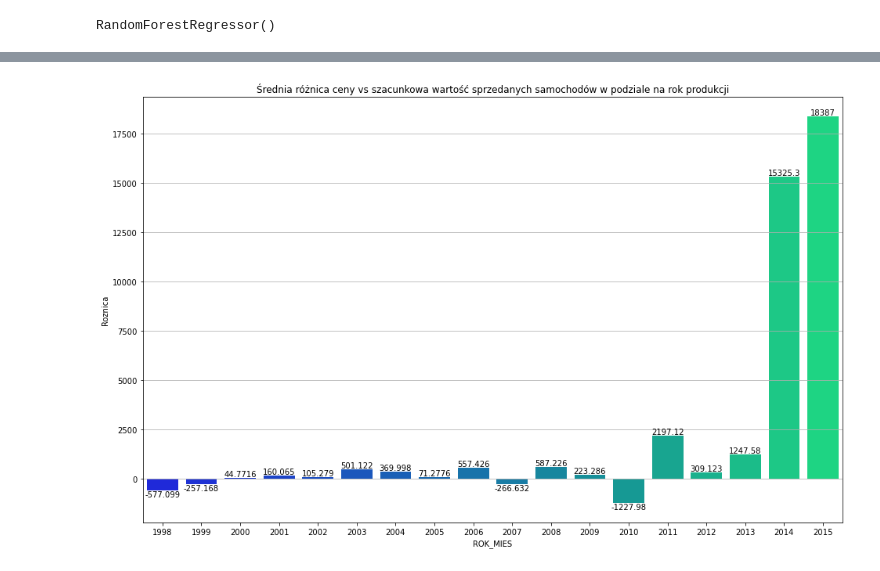
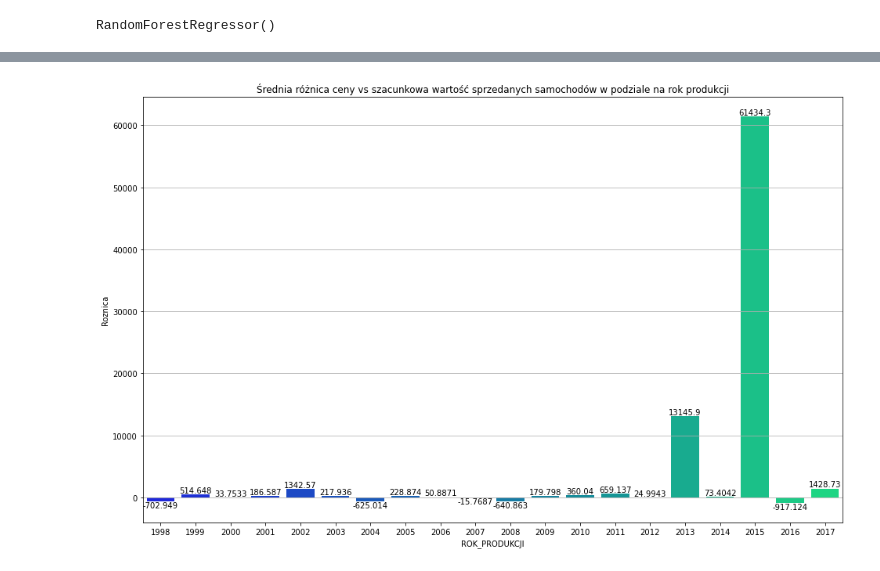
Before and after one commit to lukaszlachowicz/Projekty, a Jupyter notebook: analiza cen samochodów/analiza cen samochodów.ipynb, the cells around one changed output, grey strips where cells are left out. Saved outputs shown, nothing was run; the diff lists cells and outputs as text; code cells hidden in the pictures.

```diff
--- a/analiza cen samochodów/analiza cen samochodów.ipynb
+++ b/analiza cen samochodów/analiza cen samochodów.ipynb
@@ -72,6 +77,6 @@ See the caveats in the documentation: https://pandas.pydata.org/pandas-docs/stab
 # %%
+# Skrócenie nazwy nadwozia
 df.loc[df['NADWOZIE'] == 'targa (dach twardy demontowany)', 'NADWOZIE'] = 'targa'
-df.loc[df['ROK_MIES'] >= 2015, 'ROK_MIES'] = 2015
 # %%
 df
 # %% [output]
@@ -181,11 +200,12 @@ plt.show()
 # %% [output]
 [figure]
 # %%
-df_cena_rok = df.groupby('ROK_MIES').mean()['CENA'].reset_index()
+# Pogrupowanie danych według typów roku produkcji, obliczenie średniej ceny dla każdego z nich
+df_cena_rok = df.groupby('ROK_PRODUKCJI').mean()['CENA'].reset_index()
 
-
+# Narysowanie wykresu słupkowego
 plt.figure(figsize=(16,9))
-ax = sns.barplot(x='ROK_MIES', y='CENA', data=df_cena_rok, palette='winter')
+ax = sns.barplot(x='ROK_PRODUKCJI', y='CENA', data=df_cena_rok, palette='winter')
 plt.grid(axis='y')
 plt.title('Średnia cena sprzedanych aut w posziale na rok produkcji')
 
@@ -197,9 +217,12 @@ plt.show()
 # %%
-df_count_rok = df.groupby('ROK_MIES').count()['MODEL_ID'].reset_index()
+# Pogrupowanie danych według roku produkcji, zliczenie liczby wystąpień każdego z nich
+df_count_rok = df.groupby('ROK_PRODUKCJI').count()['MODEL_ID'].reset_index()
+# Zmiana nazwy kolumny w celu lepszej czytelności tabeli
 df_count_rok.rename(columns={'MODEL_ID': 'LICZEBNOŚĆ'}, inplace=True)
 
+# Narysowanie wykresu słupkowego
 plt.figure(figsize=(16,9))
-ax = sns.barplot(x='ROK_MIES', y='LICZEBNOŚĆ', data=df_count_rok, palette='winter')
+ax = sns.barplot(x='ROK_PRODUKCJI', y='LICZEBNOŚĆ', data=df_count_rok, palette='winter')
 plt.grid(axis='y')
 plt.title('Liczebność sprzedanych aut w podziale na rok produkcji')
 
@@ -280,8 +326,12 @@ from sklearn.model_selection import train_test_split
 from sklearn.metrics import r2_score
 from sklearn.metrics import mean_squared_error
 # %%
-X = df[['NADW', 'MARKA', 'POJEMNOSC', 'ROK_MIES']]
+# Wybieranie kolumn 'NADW', 'MARKA', 'POJEMNOSC', 'ROK_MIES' jako cechy X
+X = df[['NADW', 'MARKA', 'POJEMNOSC', 'ROK_PRODUKCJI']]
+
+# Wybieranie kolumny 'CENA' jako zmienna docelowa y
 y = df['CENA']
 
+# Kodowanie zmiennych kategorycznych
 X = pd.get_dummies(X, drop_first=True)
 # %%
@@ -443,15 +455,16 @@ plt.show()
 # %%
-df_roznica_nadwozie = df_test.groupby('ROK_MIES').mean()['Roznica'].reset_index()
+# Policzenie średnich różnic cen dla każdego roku produkcji
+df_roznica_nadwozie = df_test.groupby('ROK_PRODUKCJI').mean()['Roznica'].reset_index()
 
-
+# Narysowanie wykresu słupkowego
 plt.figure(figsize=(16,10))
-ax = sns.barplot(x='ROK_MIES', y='Roznica', data=df_roznica_nadwozie, palette='winter')
+ax = sns.barplot(x='ROK_PRODUKCJI', y='Roznica', data=df_roznica_nadwozie, palette='winter')
 plt.grid(axis='y')
 plt.title('Średnia różnica ceny vs szacunkowa wartość sprzedanych samochodów w podziale na rok produkcji')
 
 for i in ax.containers:
     ax.bar_label(i,)
 plt.show()
 # %% [output]
-[figure, old version]
+[figure, new version]
 # %%
```
Also changed, not shown: parts of 50 cells of this notebook.
